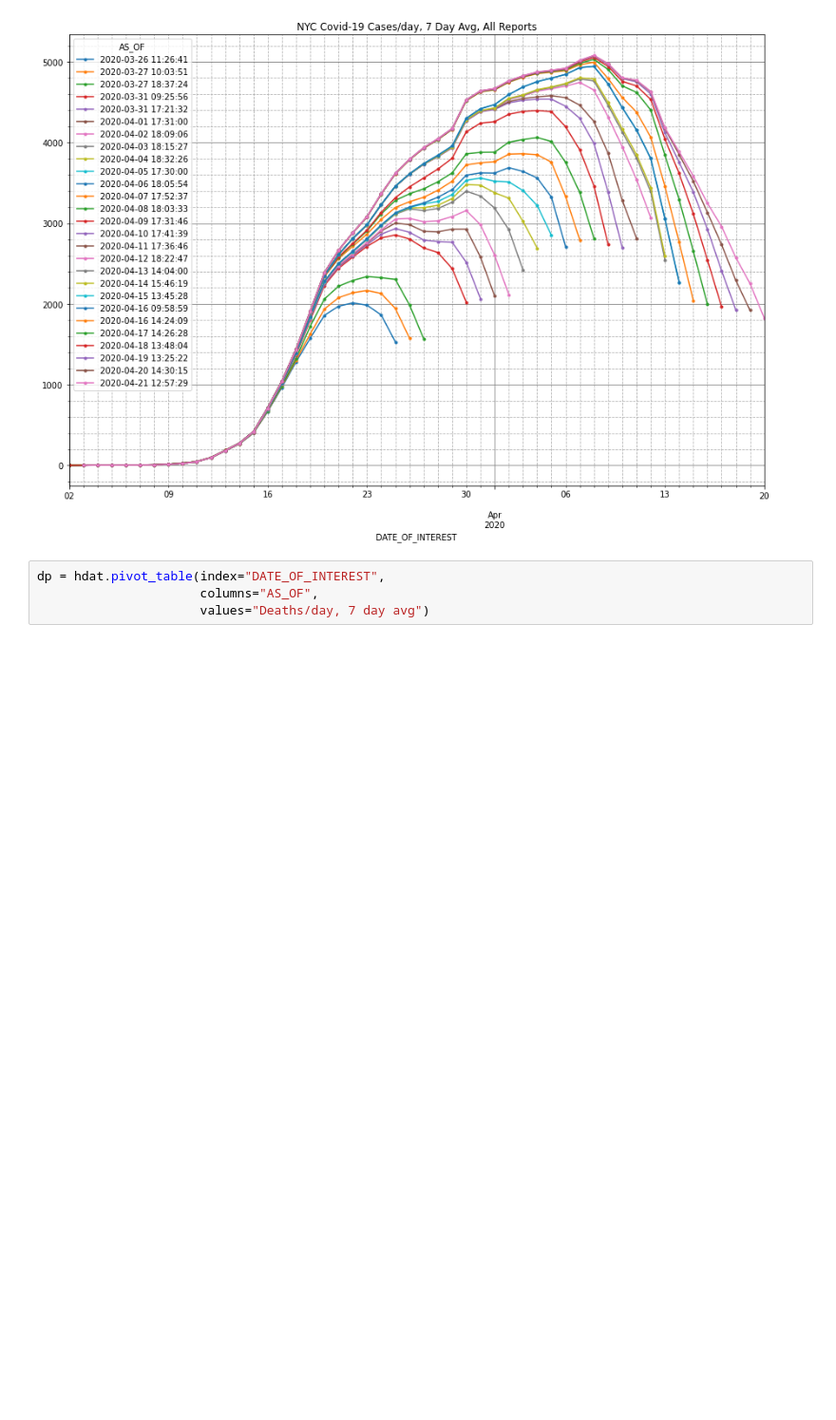
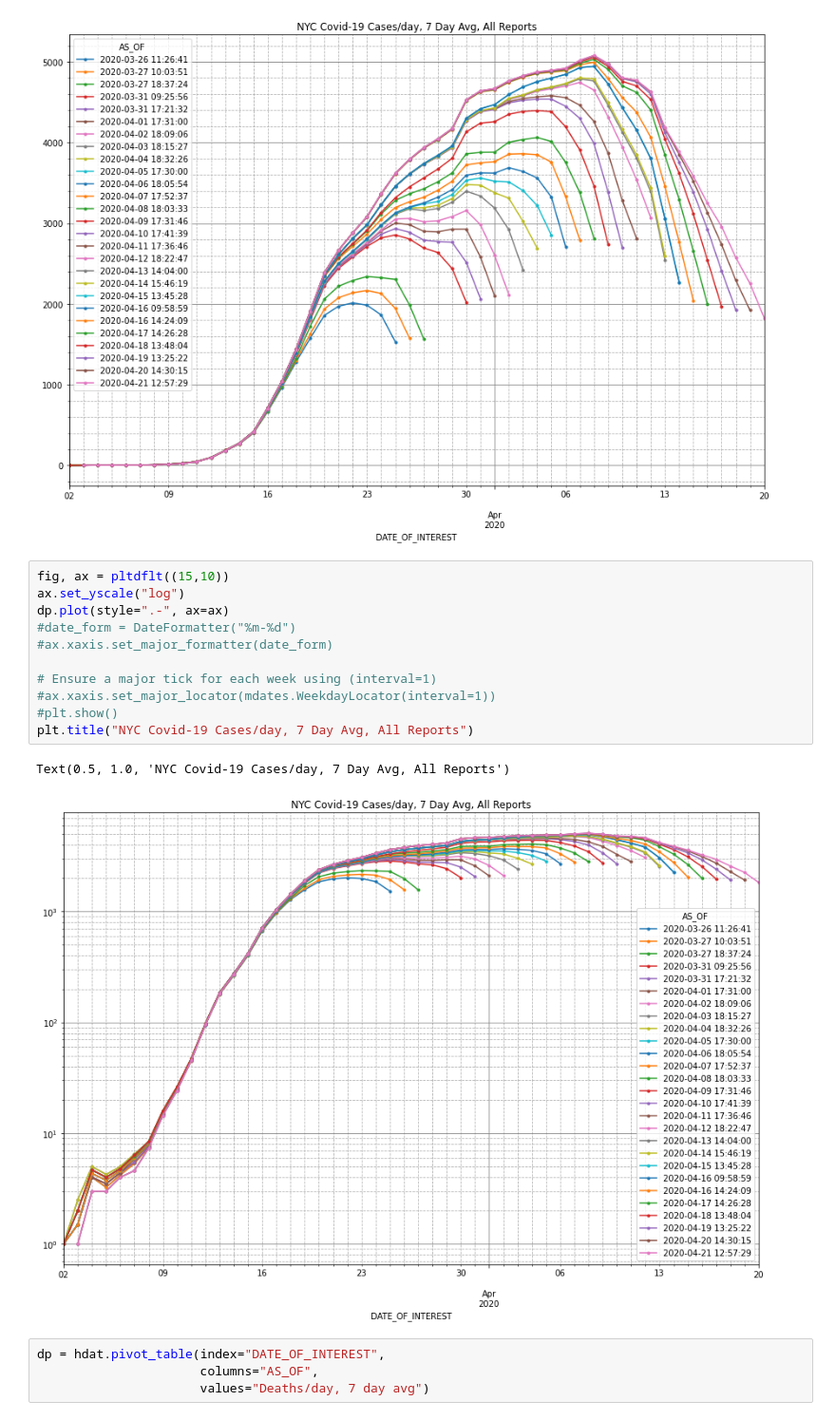
Before and after one commit to nychealth/coronavirus-data, a Jupyter notebook: Notebooks/Analysis.ipynb, the cells around one changed output. Shown at 95% size. Cells and saved outputs as stored; diff of their text form; blank space fills up the shorter version.

Commit message:
Added documentation (and log graph) to notebooks.

```diff
--- a/Notebooks/Analysis.ipynb
+++ b/Notebooks/Analysis.ipynb
@@ -80,6 +94,20 @@ plt.title("NYC Covid-19 Cases/day, 7 Day Avg, All Reports")
 plt.savefig("casesPerDayHistory.png")
 # %% [output]
 [figure]
+# %%
+fig, ax = pltdflt((15,10))
+ax.set_yscale("log")
+dp.plot(style=".-", ax=ax)
+#date_form = DateFormatter("%m-%d")
+#ax.xaxis.set_major_formatter(date_form)
+
+# Ensure a major tick for each week using (interval=1)
+#ax.xaxis.set_major_locator(mdates.WeekdayLocator(interval=1))
+#plt.show()
+plt.title("NYC Covid-19 Cases/day, 7 Day Avg, All Reports")
+# %% [output]
+Text(0.5, 1.0, 'NYC Covid-19 Cases/day, 7 Day Avg, All Reports')
+[figure, added]
 # %%
 dp = hdat.pivot_table(index="DATE_OF_INTEREST",
                       columns="AS_OF",
```
Also changed, not shown: parts of 7 cells of this notebook, 1 other file.
